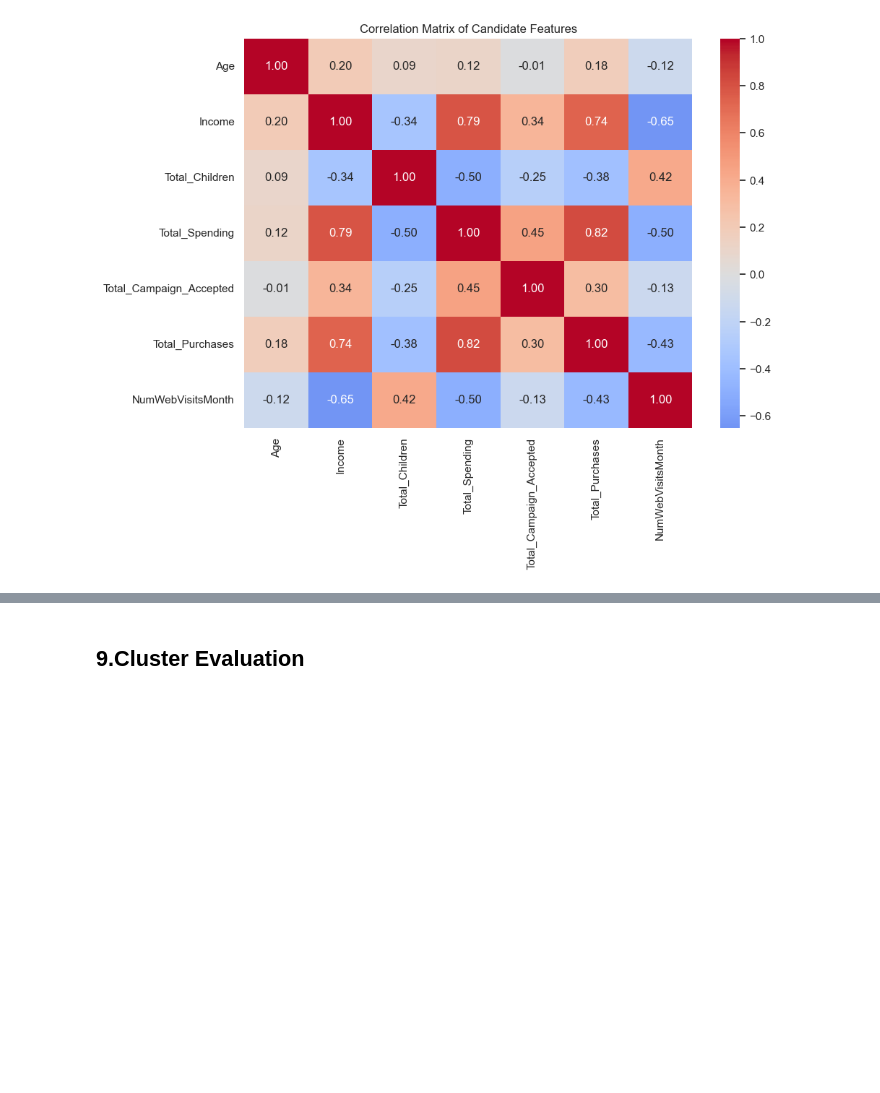
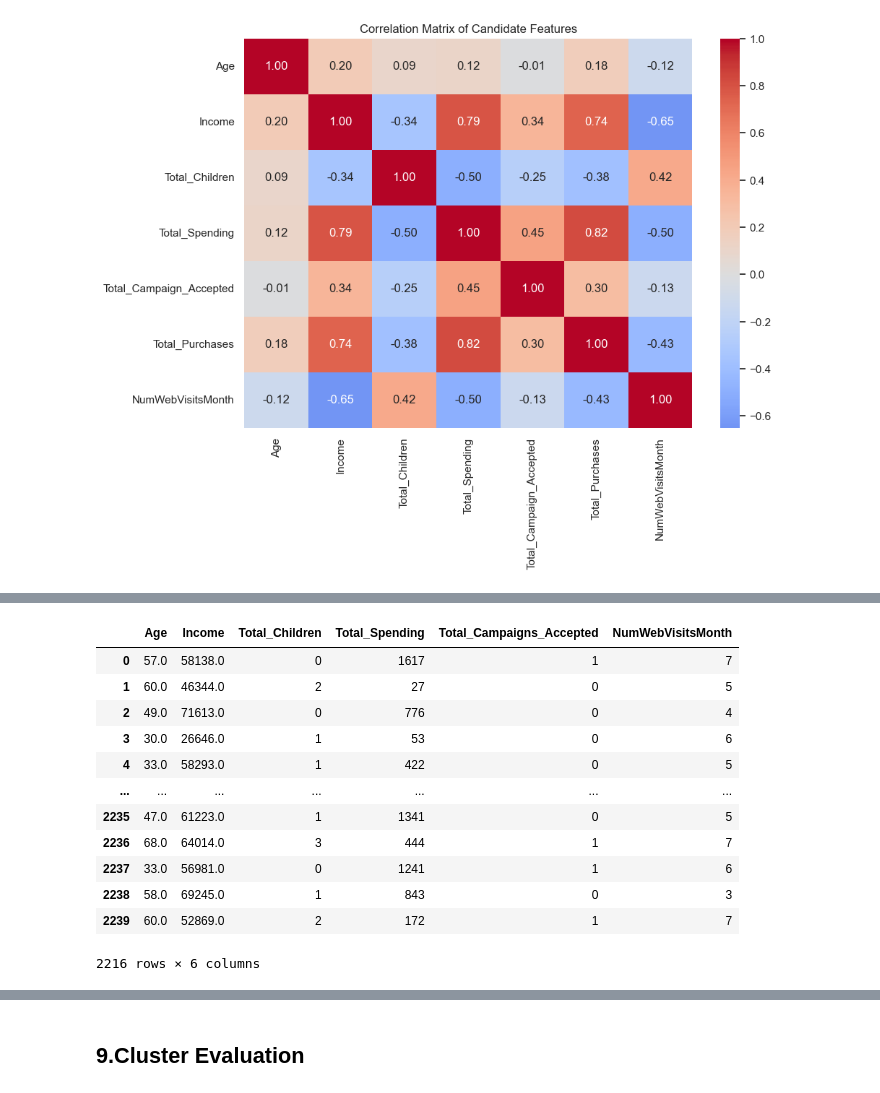
Before and after one commit to fridacarbajalordonez/customer-segmentation-kmeans, a Jupyter notebook: notebooks/customer_segmentation.ipynb, the cells around one changed output, grey strips where cells are left out. Drawn from its saved outputs; the diff is of its cells as text; code cells hidden in the pictures; blank space fills up the shorter version.

```diff
--- a/notebooks/customer_segmentation.ipynb
+++ b/notebooks/customer_segmentation.ipynb
@@ -1086,0 +1132,16 @@ plt.show()
+# %%
+df_clean[final_features]
+# %% [output]
+|  | Age | Income | Total_Children | Total_Spending | Total_Campaigns_Accepted | NumWebVisitsMonth |
+| 0 | 57.0 | 58138.0 | 0 | 1617 | 1 | 7 |
+| 1 | 60.0 | 46344.0 | 2 | 27 | 0 | 5 |
+| 2 | 49.0 | 71613.0 | 0 | 776 | 0 | 4 |
+| 3 | 30.0 | 26646.0 | 1 | 53 | 0 | 6 |
+| 4 | 33.0 | 58293.0 | 1 | 422 | 0 | 5 |
+| ... | ... | ... | ... | ... | ... | ... |
+| 2235 | 47.0 | 61223.0 | 1 | 1341 | 0 | 5 |
+| 2236 | 68.0 | 64014.0 | 3 | 444 | 1 | 7 |
+| 2237 | 33.0 | 56981.0 | 0 | 1241 | 1 | 6 |
+| 2238 | 58.0 | 69245.0 | 1 | 843 | 0 | 3 |
+| 2239 | 60.0 | 52869.0 | 2 | 172 | 1 | 7 |
+2216 rows × 6 columns
```
Also changed, not shown: parts of 19 cells of this notebook.
